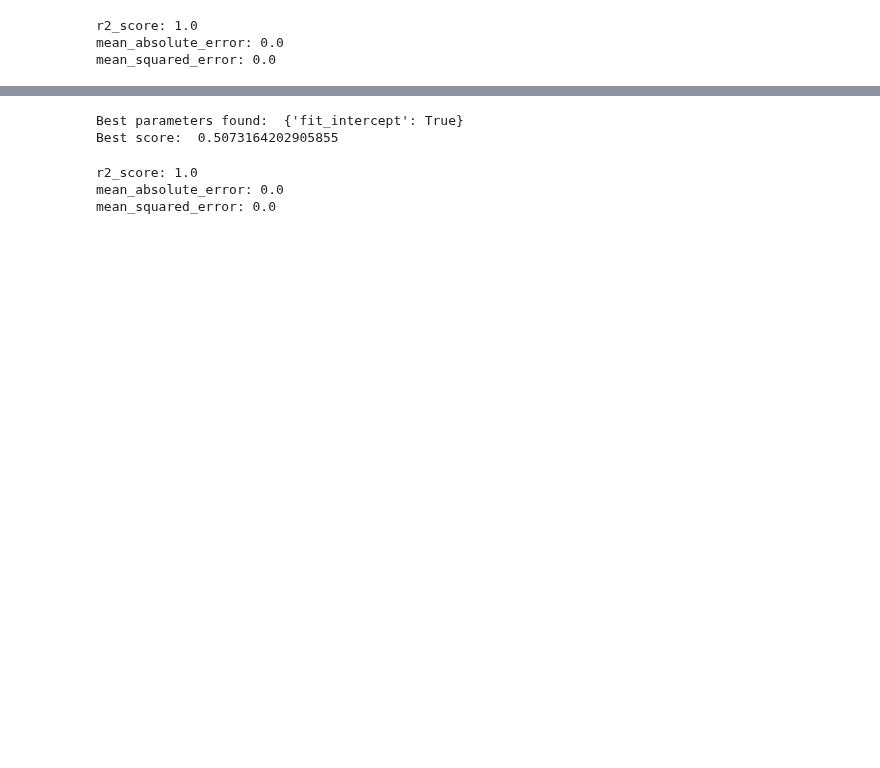
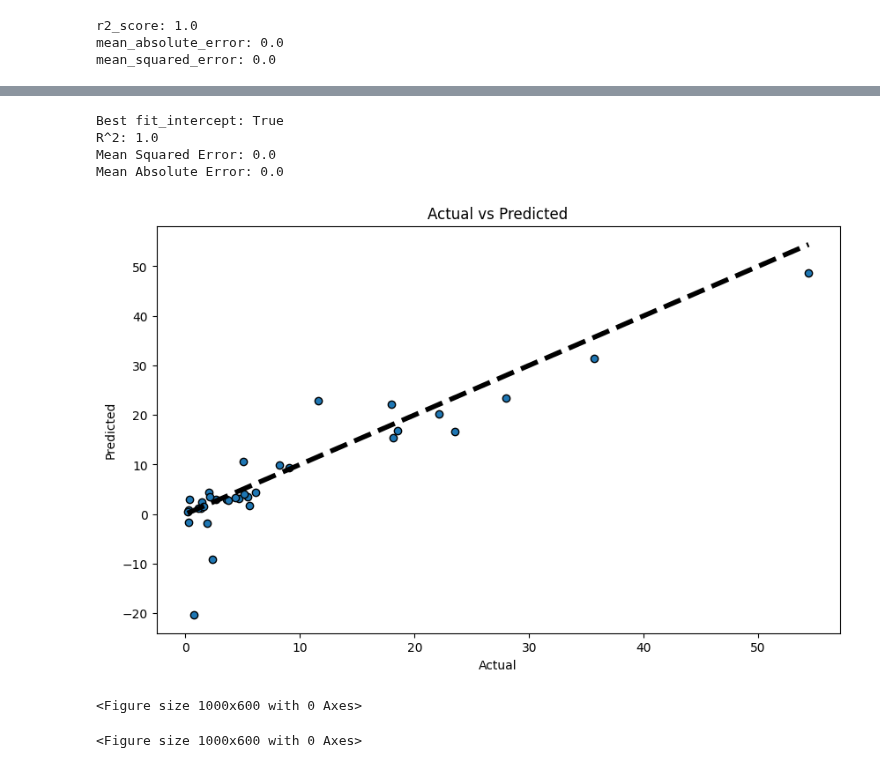
Before and after one commit to huliyao1115/Hello-world, a Jupyter notebook: Optimisation Parameters without 5-fold CV.ipynb, the cells around one changed output, grey strips where cells are left out. Cells and saved outputs as stored; diff of their text form; code cells hidden in the pictures; blank space fills up the shorter version.

```diff
--- a/Optimisation Parameters without 5-fold CV.ipynb
+++ b/Optimisation Parameters without 5-fold CV.ipynb
@@ -121,0 +63,15 @@ X_test_poly = poly.transform(X_test)
+# %%
+for fit_intercept in [True, False]:
+    lm = LinearRegression(fit_intercept=fit_intercept)
+    lm.fit(X_train_poly, y_train_sub)
+    y_val_pred = lm.predict(X_val_poly)
+    r2_val = r2_score(y_val, y_val_pred)
+
+    if r2_val > best_r2:
+        best_r2 = r2_val
+        best_fit_intercept = fit_intercept
+# %%
+# Use the most optimized parameters to train
+lm = LinearRegression(fit_intercept=best_fit_intercept)
+X_train_poly = poly.fit_transform(X_train)
+lm.fit(X_train_poly, y_train)
@@ -122,6 +80,6 @@ X_test_poly = poly.transform(X_test)
 # %%
 # Make predictions on the test set
-y_pred = grid.predict(X_test)
+y_pred = lm.predict(X_test_poly)
 # %%
 # Evaluate the model's performance
 r2 = r2_score(y_test, y_test)
@@ -162,6 +95,0 @@ RandomizedSearchCV(cv=5, estimator=LinearRegression(), n_iter=4,
-# %%
-print("Best parameters found: ", random_search.best_params_)
-print("Best score: ", random_search.best_score_)
-# %% [output]
-Best parameters found:  {'fit_intercept': True}
-Best score:  0.5073164202905855
@@ -172,16 +96,28 @@ X_test_poly = poly.transform(X_test)
-# %%
-# Make predictions on the test set
-y_pred = grid.predict(X_test)
-# %%
-# Evaluate the model's performance
-r2 = r2_score(y_test, y_test)
-MSE = mean_squared_error(y_test, y_test)
-MAE = mean_absolute_error(y_test, y_test)
-
-print("r2_score:", r2)
-print("mean_absolute_error:", MAE)
-print("mean_squared_error:", MSE)
-# %% [output]
-r2_score: 1.0
-mean_absolute_error: 0.0
-mean_squared_error: 0.0
+# %%
+print(f'Best fit_intercept: {best_fit_intercept}')
+print(f'R^2: {r2}')
+print(f'Mean Squared Error: {MAE}')
+print(f'Mean Absolute Error: {MAE}')
+# %% [output]
+Best fit_intercept: True
+R^2: 1.0
+Mean Squared Error: 0.0
+Mean Absolute Error: 0.0
+# %%
+# Visualize the results
+# scatter plots
+plt.figure(figsize=(10, 6))
+plt.scatter(y_test, y_pred, edgecolors=(0, 0, 0))
+plt.plot([y_test.min(), y_test.max()], [y_test.min(), y_test.max()], 'k--', lw=4)
+plt.xlabel('Actual')
+plt.ylabel('Predicted')
+plt.title('Actual vs Predicted')
+plt.show()
+# %% [output]
+[figure, added]
+# %%
+# Residual plots
+plt.figure(figsize=(10, 6))
+# %% [output]
+<Figure size 1000x600 with 0 Axes>
+<Figure size 1000x600 with 0 Axes>
```
Also changed, not shown: parts of 20 cells of this notebook.
